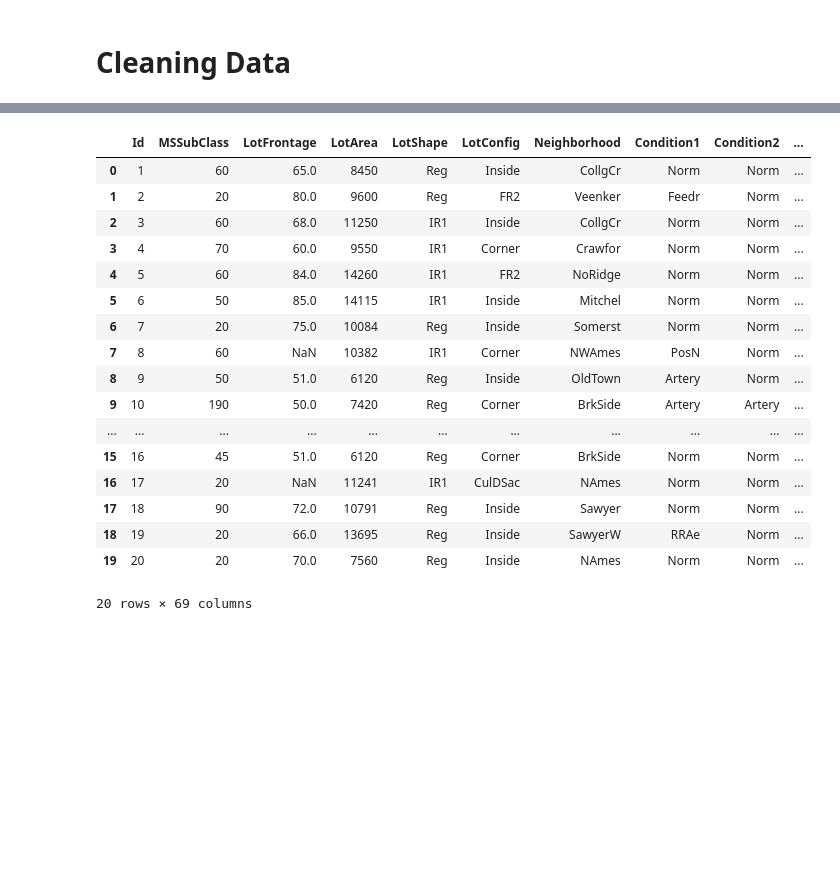
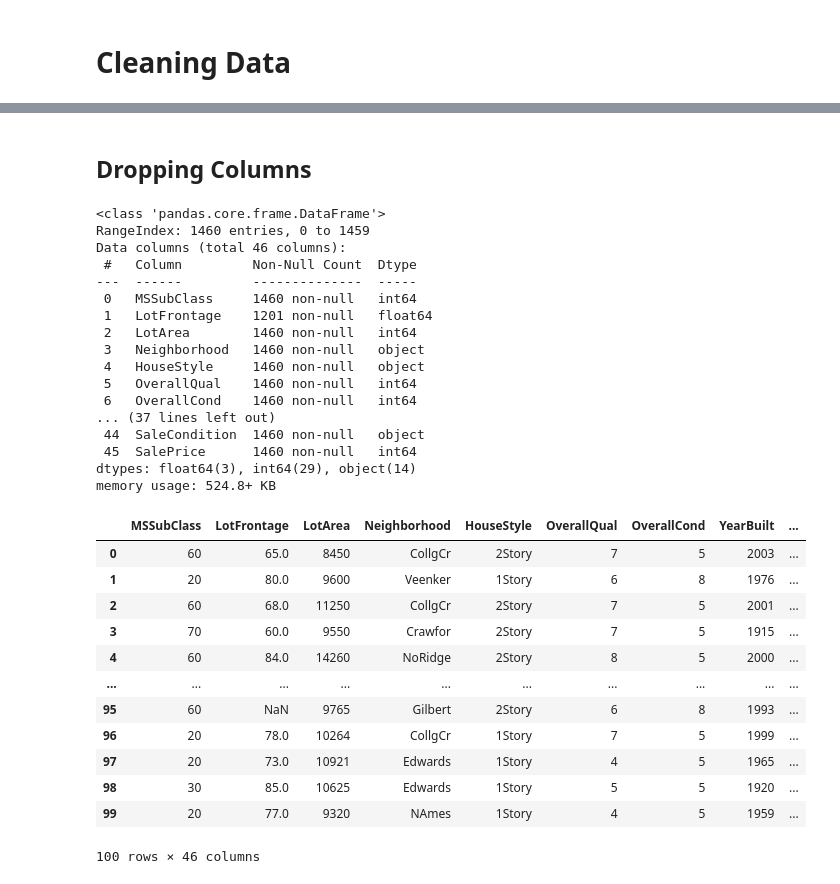
Before and after one commit to ibshafique/mlops_with_poridhi, a Jupyter notebook: prerequisite_projects/Housing_Prices/housing_prices_1.ipynb, the cells around one changed output, grey strips where cells are left out. Saved outputs shown, nothing was run; the diff lists cells and outputs as text; code cells hidden in the pictures; blank space fills up the shorter version.

Commit message:
added more data insight codes

```diff
--- a/prerequisite_projects/Housing_Prices/housing_prices_1.ipynb
+++ b/prerequisite_projects/Housing_Prices/housing_prices_1.ipynb
@@ -128,27 +190,47 @@ memory usage: 912.0+ KB
+# %% [markdown]
+## Dropping Columns
 # %%
-train_df.drop(['Street', 'Heating', 'CentralAir', 'RoofStyle', 'Fence', 'MSZoning', 'Utilities'], axis=1, inplace=True)
-test_df.drop(['Street', 'Heating', 'CentralAir', 'RoofStyle', 'Fence', 'MSZoning', 'Utilities'], axis=1, inplace=True)
+train_df.drop(['Id','Street', 'Heating', 'CentralAir', 'RoofStyle', 'Fence', 'MSZoning', 'Utilities', 'LotConfig', 'LotShape', 'MiscFeature', 'ExterCond'], axis=1, inplace=True)
+test_df.drop(['Street', 'Heating', 'CentralAir', 'RoofStyle', 'Fence', 'MSZoning', 'Utilities', 'LotConfig', 'LotShape', 'MiscFeature', 'ExterCond'], axis=1, inplace=True)
 
-train_df.drop(['Alley', 'LandContour', 'LandSlope', 'ScreenPorch', 'PoolArea', 'PoolQC'], axis=1, inplace=True)
-test_df.drop(['Alley', 'LandContour', 'LandSlope', 'ScreenPorch', 'PoolArea', 'PoolQC'], axis=1, inplace=True)
+train_df.drop(['Alley', 'LandContour', 'LandSlope', 'ScreenPorch', 'PoolArea', 'PoolQC', 'BldgType', 'Condition1', 'Condition2', 'MiscVal', 'PavedDrive', 'Electrical'], axis=1, inplace=True)
+test_df.drop(['Alley', 'LandContour', 'LandSlope', 'ScreenPorch', 'PoolArea', 'PoolQC', 'BldgType', 'Condition1', 'Condition2', 'MiscVal', 'PavedDrive', 'Electrical'], axis=1, inplace=True)
+
+train_df.drop(['GarageCond', 'GarageQual', 'RoofMatl', 'ExterQual', 'EnclosedPorch', '3SsnPorch', 'SaleType', 'MasVnrType', 'BsmtCond', 'FireplaceQu', 'Functional'], axis=1, inplace=True)
+test_df.drop(['GarageCond', 'GarageQual', 'RoofMatl', 'ExterQual', 'EnclosedPorch', '3SsnPorch', 'SaleType', 'MasVnrType', 'BsmtCond', 'FireplaceQu', 'Functional'], axis=1, inplace=True)
+# %%
+train_df.info()
+# %% [output]
+<class 'pandas.core.frame.DataFrame'>
+RangeIndex: 1460 entries, 0 to 1459
+Data columns (total 46 columns):
+ #   Column         Non-Null Count  Dtype
+---  ------         --------------  -----
+ 0   MSSubClass     1460 non-null   int64
+ 1   LotFrontage    1201 non-null   float64
+ 2   LotArea        1460 non-null   int64
+ 3   Neighborhood   1460 non-null   object
+ 4   HouseStyle     1460 non-null   object
+ 5   OverallQual    1460 non-null   int64
+ 6   OverallCond    1460 non-null   int64
+... (37 lines left out)
+ 44  SaleCondition  1460 non-null   object
+ 45  SalePrice      1460 non-null   int64
+dtypes: float64(3), int64(29), object(14)
+memory usage: 524.8+ KB
 # %%
-train_df.head(20)
+train_df.head(100)
 # %% [output]
-|  | Id | MSSubClass | LotFrontage | LotArea | LotShape | LotConfig | Neighborhood | Condition1 | Condition2 | ... |
-| 0 | 1 | 60 | 65.0 | 8450 | Reg | Inside | CollgCr | Norm | Norm | ... |
-| 1 | 2 | 20 | 80.0 | 9600 | Reg | FR2 | Veenker | Feedr | Norm | ... |
-| 2 | 3 | 60 | 68.0 | 11250 | IR1 | Inside | CollgCr | Norm | Norm | ... |
-| 3 | 4 | 70 | 60.0 | 9550 | IR1 | Corner | Crawfor | Norm | Norm | ... |
-| 4 | 5 | 60 | 84.0 | 14260 | IR1 | FR2 | NoRidge | Norm | Norm | ... |
-| 5 | 6 | 50 | 85.0 | 14115 | IR1 | Inside | Mitchel | Norm | Norm | ... |
-| 6 | 7 | 20 | 75.0 | 10084 | Reg | Inside | Somerst | Norm | Norm | ... |
-| 7 | 8 | 60 | NaN | 10382 | IR1 | Corner | NWAmes | PosN | Norm | ... |
-| 8 | 9 | 50 | 51.0 | 6120 | Reg | Inside | OldTown | Artery | Norm | ... |
-| 9 | 10 | 190 | 50.0 | 7420 | Reg | Corner | BrkSide | Artery | Artery | ... |
-| ... | ... | ... | ... | ... | ... | ... | ... | ... | ... | ... |
-| 15 | 16 | 45 | 51.0 | 6120 | Reg | Corner | BrkSide | Norm | Norm | ... |
-| 16 | 17 | 20 | NaN | 11241 | IR1 | CulDSac | NAmes | Norm | Norm | ... |
-| 17 | 18 | 90 | 72.0 | 10791 | Reg | Inside | Sawyer | Norm | Norm | ... |
-| 18 | 19 | 20 | 66.0 | 13695 | Reg | Inside | SawyerW | RRAe | Norm | ... |
-| 19 | 20 | 20 | 70.0 | 7560 | Reg | Inside | NAmes | Norm | Norm | ... |
+|  | MSSubClass | LotFrontage | LotArea | Neighborhood | HouseStyle | OverallQual | OverallCond | YearBuilt | ... |
+| 0 | 60 | 65.0 | 8450 | CollgCr | 2Story | 7 | 5 | 2003 | ... |
+| 1 | 20 | 80.0 | 9600 | Veenker | 1Story | 6 | 8 | 1976 | ... |
+| 2 | 60 | 68.0 | 11250 | CollgCr | 2Story | 7 | 5 | 2001 | ... |
+| 3 | 70 | 60.0 | 9550 | Crawfor | 2Story | 7 | 5 | 1915 | ... |
+| 4 | 60 | 84.0 | 14260 | NoRidge | 2Story | 8 | 5 | 2000 | ... |
+| ... | ... | ... | ... | ... | ... | ... | ... | ... | ... |
+| 95 | 60 | NaN | 9765 | Gilbert | 2Story | 6 | 8 | 1993 | ... |
+| 96 | 20 | 78.0 | 10264 | CollgCr | 1Story | 7 | 5 | 1999 | ... |
+| 97 | 20 | 73.0 | 10921 | Edwards | 1Story | 4 | 5 | 1965 | ... |
+| 98 | 30 | 85.0 | 10625 | Edwards | 1Story | 5 | 5 | 1920 | ... |
+| 99 | 20 | 77.0 | 9320 | NAmes | 1Story | 4 | 5 | 1959 | ... |
-20 rows × 69 columns
+100 rows × 46 columns
```
Also changed, not shown: parts of 12 cells of this notebook.
